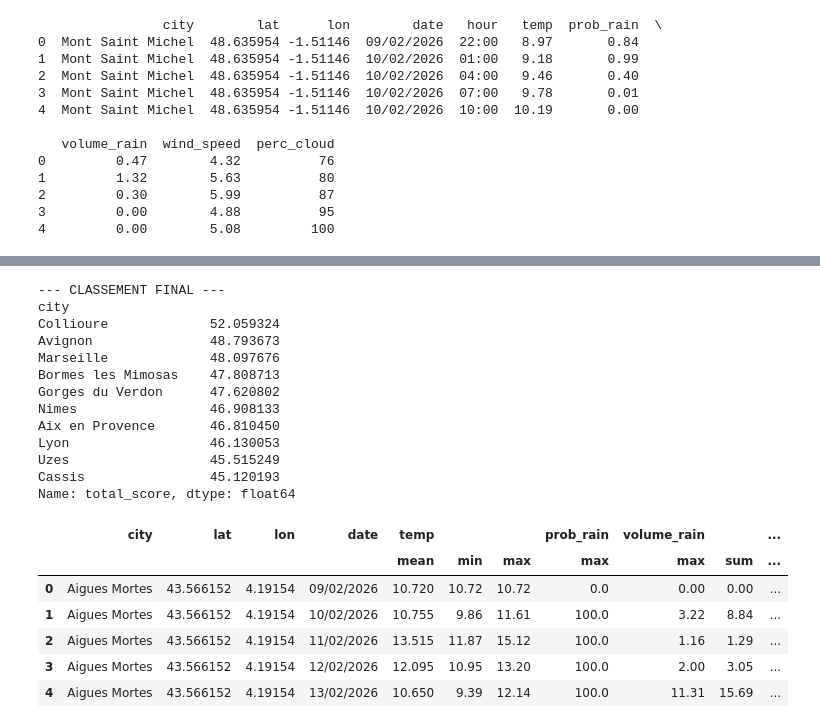
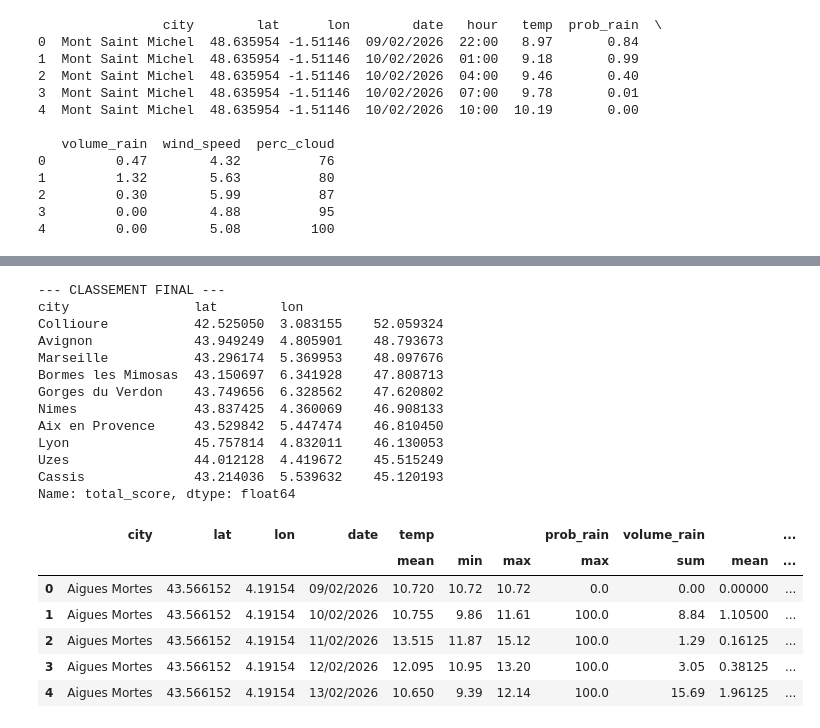
Before and after one commit to paezxavi/jedha_kayak_project, a Jupyter notebook: kayak.ipynb, the cells around one changed output, grey strips where cells are left out. Cells and saved outputs as stored; diff of their text form; code cells hidden in the pictures.

```diff
--- a/kayak.ipynb
+++ b/kayak.ipynb
@@ -148,50 +148,50 @@ df_weather_groupby['score_rain_vol'] = 100 - (df_weather_groupby[('volume_rain',
 df_weather_groupby['score_rain_vol'] = df_weather_groupby['score_rain_vol'].clip(lower=0)
 
 # Vent (km/h) : 0 km/h = 100 pts. On perd 1 pt par km/h.
 # Attention : wind_speed est en m/s, donc on convertit en km/h (* 3.6)
 df_weather_groupby['score_wind'] = 100 - (df_weather_groupby[('wind_speed', 'max')] * 3.6)
 df_weather_groupby['score_wind'] = df_weather_groupby['score_wind'].clip(lower=0)
 
 # Nuages : 0% = 100 pts.
 df_weather_groupby['score_cloud'] = 100 - df_weather_groupby[('perc_cloud', 'mean')]
 
 # 2. Score Final Pondéré
 # Poids : Temp(30%), PluieProba(20%), PluieVol(30%), Vent(10%), Nuages(10%)
 df_weather_groupby['total_score'] = (
     df_weather_groupby['score_temp'] * 0.3 +
     df_weather_groupby['score_rain_prob'] * 0.2 +
     df_weather_groupby['score_rain_vol'] * 0.3 +
     df_weather_groupby['score_wind'] * 0.1 +
     df_weather_groupby['score_cloud'] * 0.1
 )
 
 # 3. Afficher le TOP 5 des villes (Moyenne sur la période)
-top_cities = df_weather_groupby.groupby('city')['total_score'].mean().sort_values(ascending=False)
+top_cities = df_weather_groupby.groupby(['city', 'lat', 'lon'])['total_score'].mean().sort_values(ascending=False)
 print("--- CLASSEMENT FINAL ---")
 print(top_cities.head(10))
 
 # Afficher les détails
 df_weather_groupby.head()
 # %% [output]
 --- CLASSEMENT FINAL ---
-city
-Collioure             52.059324
-Avignon               48.793673
-Marseille             48.097676
-Bormes les Mimosas    47.808713
-Gorges du Verdon      47.620802
-Nimes                 46.908133
-Aix en Provence       46.810450
-Lyon                  46.130053
-Uzes                  45.515249
-Cassis                45.120193
+city                lat        lon
+Collioure           42.525050  3.083155    52.059324
+Avignon             43.949249  4.805901    48.793673
+Marseille           43.296174  5.369953    48.097676
+Bormes les Mimosas  43.150697  6.341928    47.808713
+Gorges du Verdon    43.749656  6.328562    47.620802
+Nimes               43.837425  4.360069    46.908133
+Aix en Provence     43.529842  5.447474    46.810450
+Lyon                45.757814  4.832011    46.130053
+Uzes                44.012128  4.419672    45.515249
+Cassis              43.214036  5.539632    45.120193
 Name: total_score, dtype: float64
 |  | city | lat | lon | date | temp |  |  | prob_rain | volume_rain |  | ... |
-|  |  |  |  |  | mean | min | max | max | max | sum | ... |
-| 0 | Aigues Mortes | 43.566152 | 4.19154 | 09/02/2026 | 10.720 | 10.72 | 10.72 | 0.0 | 0.00 | 0.00 | ... |
-| 1 | Aigues Mortes | 43.566152 | 4.19154 | 10/02/2026 | 10.755 | 9.86 | 11.61 | 100.0 | 3.22 | 8.84 | ... |
-| 2 | Aigues Mortes | 43.566152 | 4.19154 | 11/02/2026 | 13.515 | 11.87 | 15.12 | 100.0 | 1.16 | 1.29 | ... |
-| 3 | Aigues Mortes | 43.566152 | 4.19154 | 12/02/2026 | 12.095 | 10.95 | 13.20 | 100.0 | 2.00 | 3.05 | ... |
-| 4 | Aigues Mortes | 43.566152 | 4.19154 | 13/02/2026 | 10.650 | 9.39 | 12.14 | 100.0 | 11.31 | 15.69 | ... |
+|  |  |  |  |  | mean | min | max | max | sum | mean | ... |
+| 0 | Aigues Mortes | 43.566152 | 4.19154 | 09/02/2026 | 10.720 | 10.72 | 10.72 | 0.0 | 0.00 | 0.00000 | ... |
+| 1 | Aigues Mortes | 43.566152 | 4.19154 | 10/02/2026 | 10.755 | 9.86 | 11.61 | 100.0 | 8.84 | 1.10500 | ... |
+| 2 | Aigues Mortes | 43.566152 | 4.19154 | 11/02/2026 | 13.515 | 11.87 | 15.12 | 100.0 | 1.29 | 0.16125 | ... |
+| 3 | Aigues Mortes | 43.566152 | 4.19154 | 12/02/2026 | 12.095 | 10.95 | 13.20 | 100.0 | 3.05 | 0.38125 | ... |
+| 4 | Aigues Mortes | 43.566152 | 4.19154 | 13/02/2026 | 10.650 | 9.39 | 12.14 | 100.0 | 15.69 | 1.96125 | ... |
 # %%
 df_weather_groupby.to_csv("weather_forecast_with_score.csv", index=False)
```
Also changed, not shown: parts of 4 cells of this notebook.
